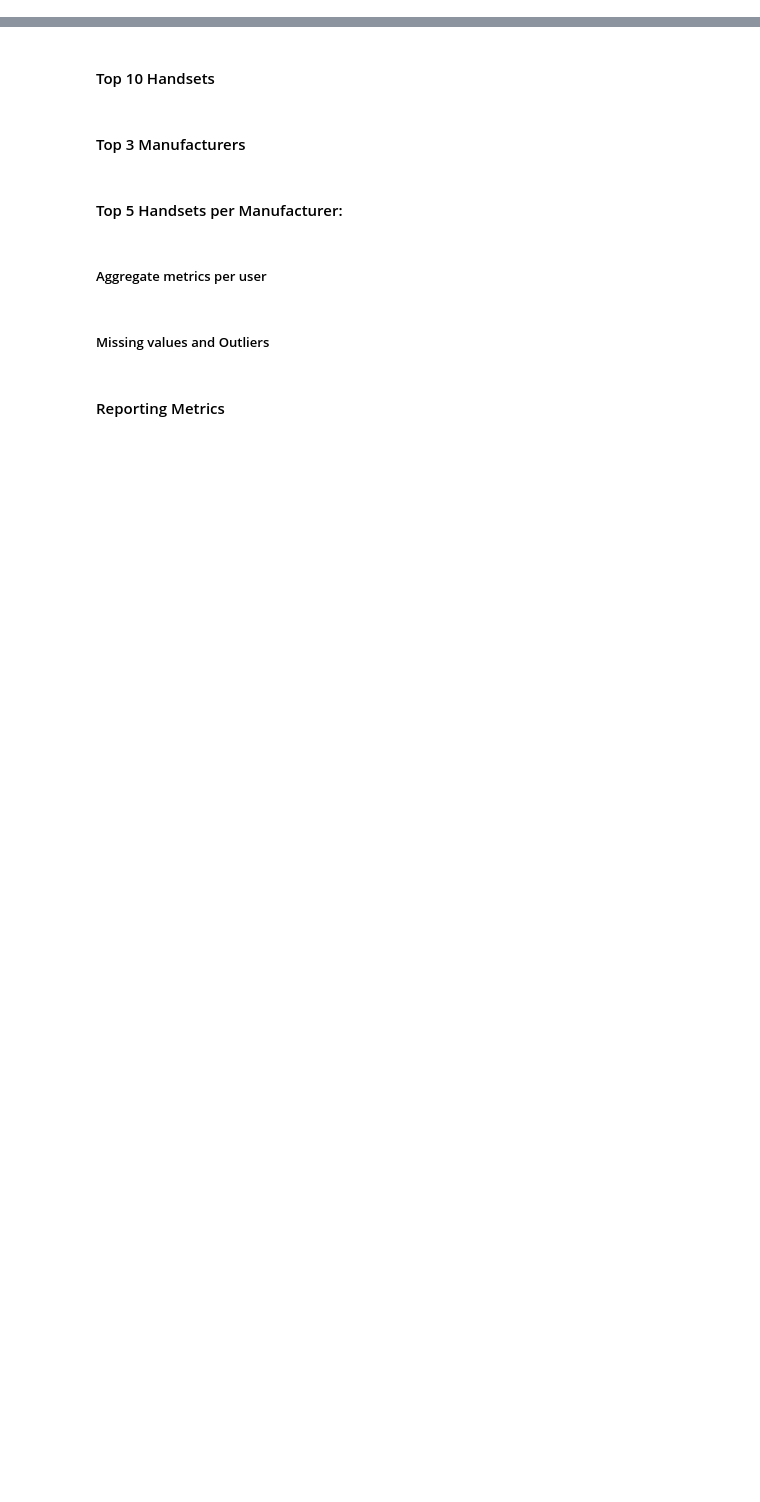
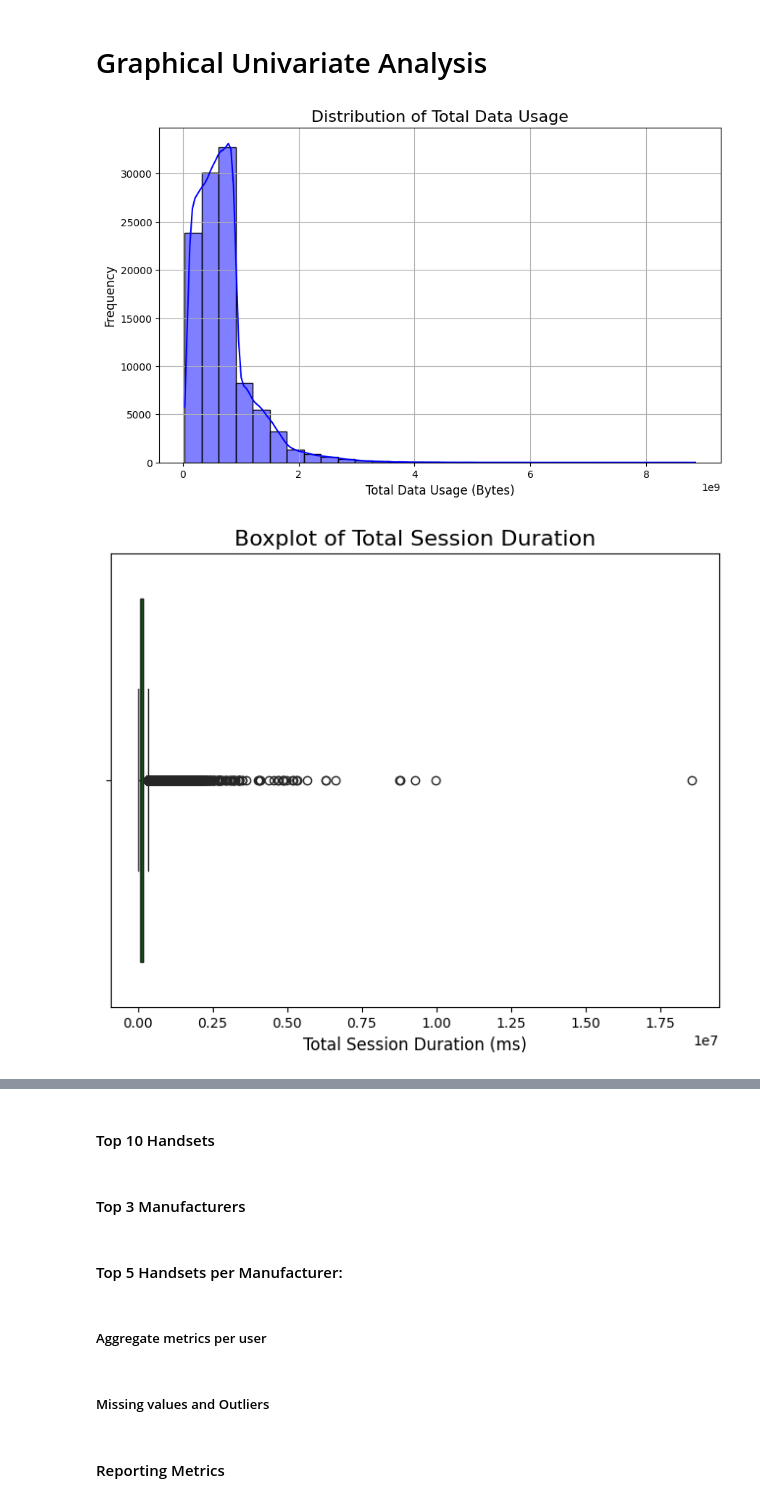
Before and after one commit to abenaacs/Week-2-TellCo-Mobile-Service-Provider, a Jupyter notebook: notebooks/user_overview_analysis.ipynb, the cells around one changed output, grey strips where cells are left out. Cells and saved outputs as stored; diff of their text form; code cells hidden in the pictures; blank space fills up the shorter version.

```diff
--- a/notebooks/user_overview_analysis.ipynb
+++ b/notebooks/user_overview_analysis.ipynb
@@ -29,0 +103,25 @@ print(df.describe())
+# %%
+# Convert the relevant columns to numeric types (if not already)
+df['Total DL (Bytes)'] = pd.to_numeric(df['Total DL (Bytes)'], errors='coerce')
+df['Total UL (Bytes)'] = pd.to_numeric(df['Total UL (Bytes)'], errors='coerce')
+
+# Now, you can safely aggregate the data
+df['Total Data (Bytes)'] = df['Total DL (Bytes)'] + df['Total UL (Bytes)']
+
+# Aggregate data by user (IMSI)
+user_data = df.groupby('IMSI').agg(
+    num_sessions=('Bearer Id', 'nunique'),
+    total_duration=('Dur. (ms)', 'sum'),
+    total_data=('Total Data (Bytes)', 'sum')
+)
+
+
+# Aggregate data for each application
+applications = ['Social Media DL (Bytes)', 'Youtube DL (Bytes)', 'Netflix DL (Bytes)',
+                'Google DL (Bytes)', 'Email DL (Bytes)', 'Gaming DL (Bytes)', 'Other DL (Bytes)']
+
+for app in applications:
+    user_data[app] = df[app].sum()
+
+# Show the result
+print(user_data.head())
@@ -29,0 +167,2 @@ print(df.describe())
+# %%
+user_data.fillna(user_data.mean(), inplace=True)
@@ -29,0 +215,21 @@ print(df.describe())
+# %% [markdown]
+# Graphical Univariate Analysis
+# %%
+# Distribution of total data usage
+plt.figure(figsize=(10, 6))
+sns.histplot(user_data['total_data'], kde=True, bins=30, color='blue')
+plt.title('Distribution of Total Data Usage', fontsize=16)
+plt.xlabel('Total Data Usage (Bytes)', fontsize=12)
+plt.ylabel('Frequency', fontsize=12)
+plt.grid()
+plt.show()
+
+# Boxplot for session duration
+plt.figure(figsize=(8, 6))
+sns.boxplot(x=user_data['total_duration'], color='green')
+plt.title('Boxplot of Total Session Duration', fontsize=16)
+plt.xlabel('Total Session Duration (ms)', fontsize=12)
+plt.show()
+# %% [output]
+[figure, added]
+[figure, added]
```
Also changed, not shown: parts of 54 cells of this notebook.
